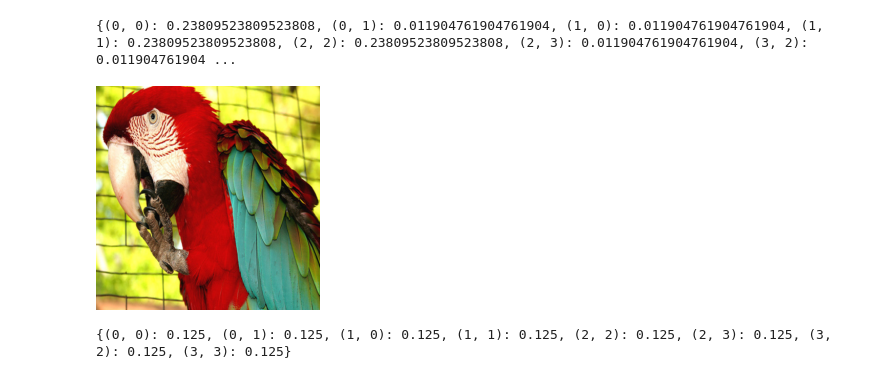
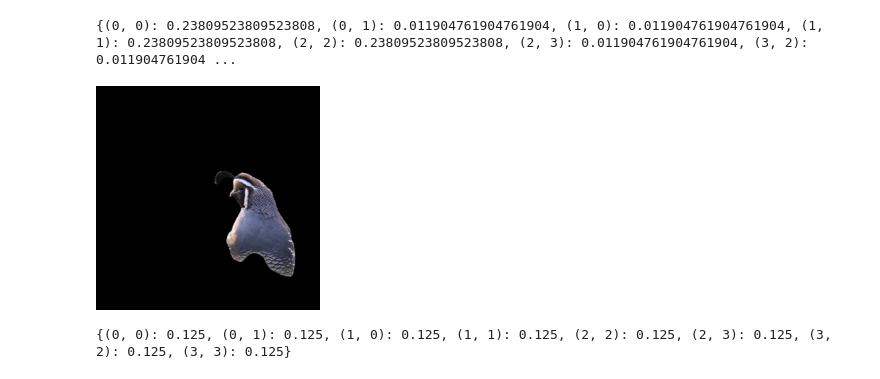
Before and after one commit to BigML-CS-UCLA/SpuCo, a Jupyter notebook: quickstart/explore_data.ipynb, the cells around one changed output. Saved outputs shown, nothing was run; the diff lists cells and outputs as text; code cells hidden in the pictures.

Commit message:
Added ability to mask spurious & core feature in SpuCoAnimals

```diff
--- a/quickstart/explore_data.ipynb
+++ b/quickstart/explore_data.ipynb
@@ -67,17 +67,18 @@ print(dataset.group_weights)
 [figure]
 {(0, 0): 0.23809523809523808, (0, 1): 0.011904761904761904, (1, 0): 0.011904761904761904, (1, 1): 0.23809523809523808, (2, 2): 0.23809523809523808, (2, 3): 0.011904761904761904, (3, 2): 0.011904761904 ...
 # %%
-from spuco.datasets import SpuCoBirds, SpuCoDogs, SpuCoAnimals
+from spuco.datasets import SpuCoBirds, SpuCoDogs, SpuCoAnimals, MASK_SPURIOUS, MASK_CORE
 import torchvision.transforms as T
 
 dataset = SpuCoAnimals(
     root="/data",
     transform=T.ToPILImage(),
-    split="test"
+    split="test",
+    mask_type=MASK_SPURIOUS, # To mask out spurious feature
 )
 dataset.initialize()
-display(dataset[0][0])
+display(dataset[1][0])
 print(dataset.group_weights)
 # %% [output]
-[figure, old version]
+[figure, new version]
 {(0, 0): 0.125, (0, 1): 0.125, (1, 0): 0.125, (1, 1): 0.125, (2, 2): 0.125, (2, 3): 0.125, (3, 2): 0.125, (3, 3): 0.125}
```
Also changed, not shown: parts of 1 cell of this notebook, 8 other files.
